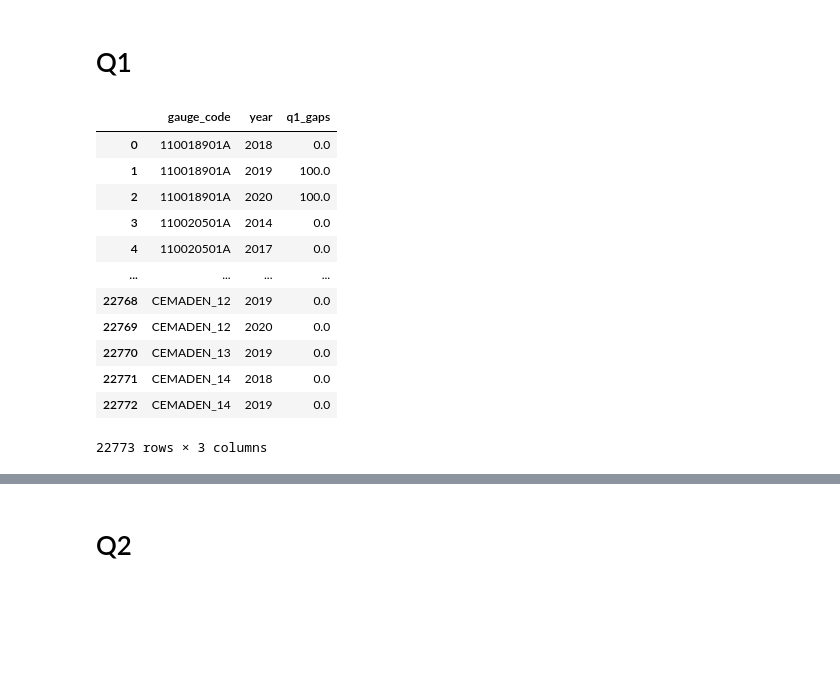
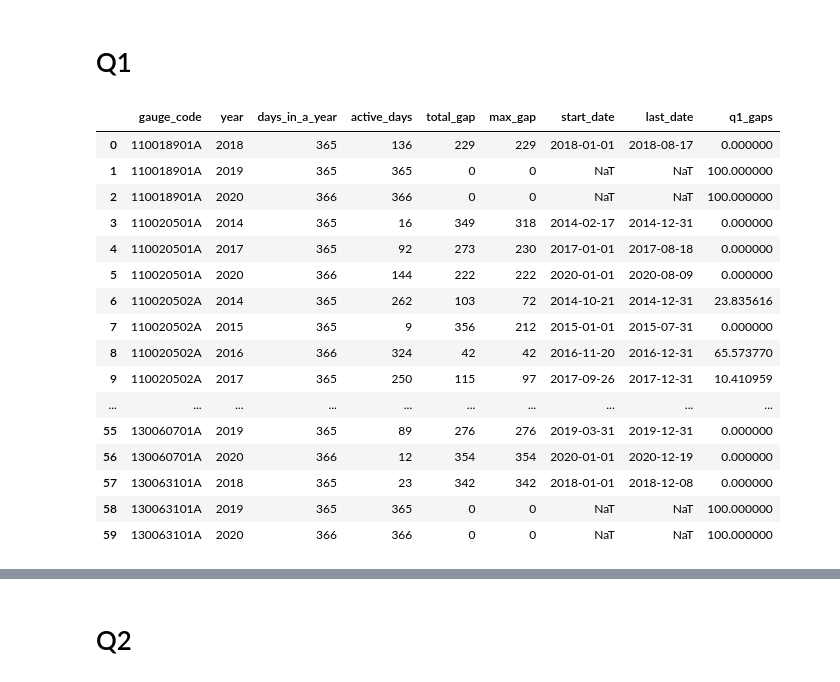
Before and after one commit to LARHENA/UFPB_Brain-D, a Jupyter notebook: Scripts e Dados/2.7 - Quality Control Processing (CEMADEN).ipynb, the cells around one changed output, grey strips where cells are left out. Saved outputs shown, nothing was run; the diff lists cells and outputs as text; code cells hidden in the pictures; blank space fills up the shorter version.

```diff
--- a/Scripts e Dados/2.7 - Quality Control Processing (CEMADEN).ipynb
+++ b/Scripts e Dados/2.7 - Quality Control Processing (CEMADEN).ipynb
@@ -604,8 +605,11 @@ with h5py.File(cemaden_path, 'r') as hdf:
 # %% [output]
 ['table_data', 'table_data_filtered', 'table_info', 'table_preclassif']
 # %%
-df_cemaden_data = pd.read_hdf(cemaden_path, key='table_data_filtered')
+df_cemaden_data = pd.read_hdf(cemaden_path, key='table_data')
 df_cemaden_data['year'] = df_cemaden_data['datetime'].dt.year
+df_cemaden_data = df_cemaden_data[(df_cemaden_data['datetime']<= '2020-12-31')
+                                    & (df_cemaden_data['rain_mm']>= 0.0)
+                                    & (df_cemaden_data['rain_mm']<= 600.0)].reset_index(drop=True)
 df_cemaden_data
 # filtered version of the dataset
 # %% [output]
@@ -741,24 +749,28 @@ def calculateQ1(df):
 # %%
 df_q1_gaps = calculateQ1(df_cemaden_data)
 df_q1_gaps['q1_gaps'] = 100.0 - 100.0 * (((2.0 * df_q1_gaps['total_gap']) + df_q1_gaps['max_gap']) / df_q1_gaps['days_in_a_year'])
 df_q1_gaps['q1_gaps'] = df_q1_gaps['q1_gaps'].apply(lambda x: max(x, 0))
-df_q1_gaps = df_q1_gaps[['gauge_code', 'year', 'q1_gaps']]
+# df_q1_gaps = df_q1_gaps[['gauge_code', 'year', 'q1_gaps']]
 df_q1_gaps.to_hdf(cemaden_path, key = 'table_q1_gaps', encoding = 'utf-8', mode='r+', append = False, complevel=9)
-df_q1_gaps
+df_q1_gaps.head(60)
 # %% [output]
-|  | gauge_code | year | q1_gaps |
-| 0 | 110018901A | 2018 | 0.0 |
-| 1 | 110018901A | 2019 | 100.0 |
-| 2 | 110018901A | 2020 | 100.0 |
-| 3 | 110020501A | 2014 | 0.0 |
-| 4 | 110020501A | 2017 | 0.0 |
-| ... | ... | ... | ... |
-| 22768 | CEMADEN_12 | 2019 | 0.0 |
-| 22769 | CEMADEN_12 | 2020 | 0.0 |
-| 22770 | CEMADEN_13 | 2019 | 0.0 |
-| 22771 | CEMADEN_14 | 2018 | 0.0 |
-| 22772 | CEMADEN_14 | 2019 | 0.0 |
+|  | gauge_code | year | days_in_a_year | active_days | total_gap | max_gap | start_date | last_date | q1_gaps |
+| 0 | 110018901A | 2018 | 365 | 136 | 229 | 229 | 2018-01-01 | 2018-08-17 | 0.000000 |
+| 1 | 110018901A | 2019 | 365 | 365 | 0 | 0 | NaT | NaT | 100.000000 |
+| 2 | 110018901A | 2020 | 366 | 366 | 0 | 0 | NaT | NaT | 100.000000 |
+| 3 | 110020501A | 2014 | 365 | 16 | 349 | 318 | 2014-02-17 | 2014-12-31 | 0.000000 |
+| 4 | 110020501A | 2017 | 365 | 92 | 273 | 230 | 2017-01-01 | 2017-08-18 | 0.000000 |
+| 5 | 110020501A | 2020 | 366 | 144 | 222 | 222 | 2020-01-01 | 2020-08-09 | 0.000000 |
+| 6 | 110020502A | 2014 | 365 | 262 | 103 | 72 | 2014-10-21 | 2014-12-31 | 23.835616 |
+| 7 | 110020502A | 2015 | 365 | 9 | 356 | 212 | 2015-01-01 | 2015-07-31 | 0.000000 |
+| 8 | 110020502A | 2016 | 366 | 324 | 42 | 42 | 2016-11-20 | 2016-12-31 | 65.573770 |
+| 9 | 110020502A | 2017 | 365 | 250 | 115 | 97 | 2017-09-26 | 2017-12-31 | 10.410959 |
+| ... | ... | ... | ... | ... | ... | ... | ... | ... | ... |
+| 55 | 130060701A | 2019 | 365 | 89 | 276 | 276 | 2019-03-31 | 2019-12-31 | 0.000000 |
+| 56 | 130060701A | 2020 | 366 | 12 | 354 | 354 | 2020-01-01 | 2020-12-19 | 0.000000 |
+| 57 | 130063101A | 2018 | 365 | 23 | 342 | 342 | 2018-01-01 | 2018-12-08 | 0.000000 |
+| 58 | 130063101A | 2019 | 365 | 365 | 0 | 0 | NaT | NaT | 100.000000 |
+| 59 | 130063101A | 2020 | 366 | 366 | 0 | 0 | NaT | NaT | 100.000000 |
-22773 rows × 3 columns
 # %%
 with h5py.File(cemaden_path, 'r') as hdf:
     keys = list(hdf.keys())
```
Also changed, not shown: parts of 24 cells of this notebook, 1 other file.
